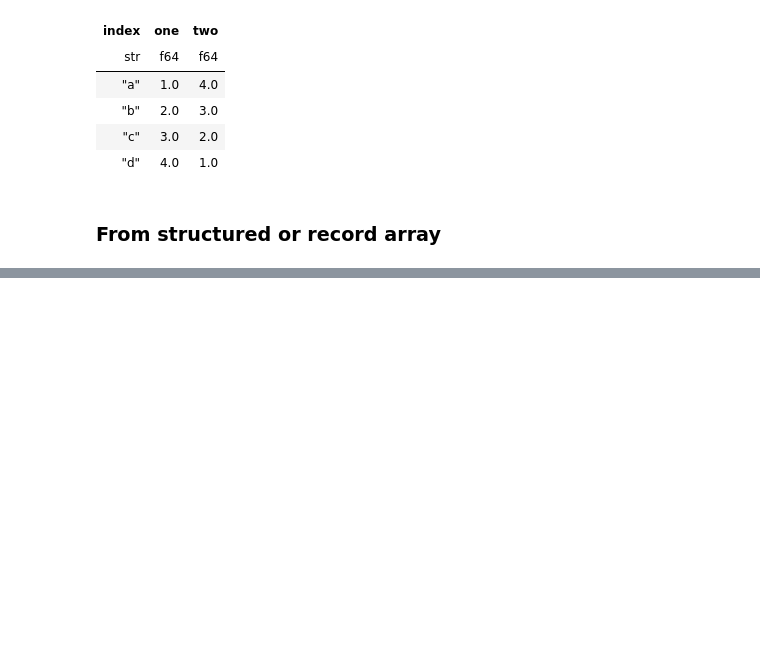
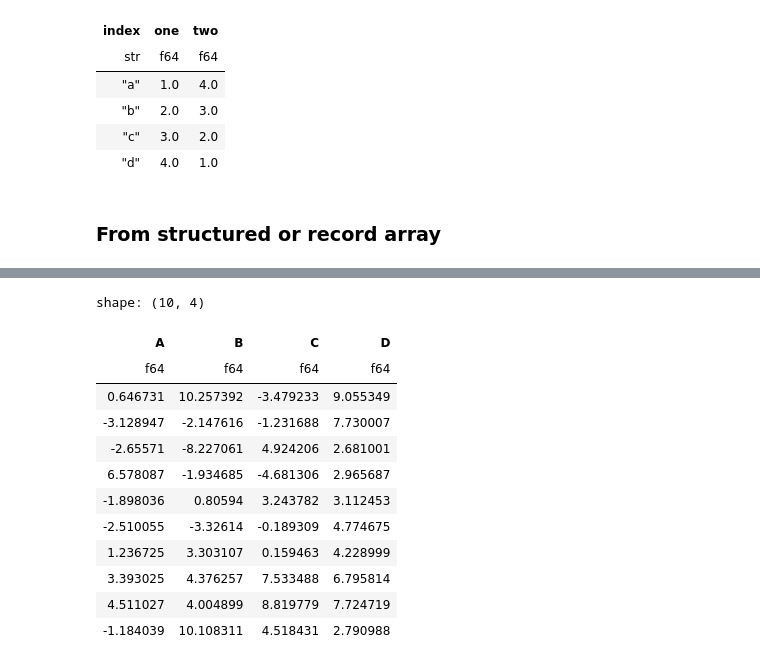
Before and after one commit to ruoyu0088/polars_guide, a Jupyter notebook: polars_guide/515_polars_pandas_data.ipynb, the cells around one changed output, grey strips where cells are left out. Cells and saved outputs as stored; diff of their text form; code cells hidden in the pictures; blank space fills up the shorter version.

```diff
--- a/polars_guide/515_polars_pandas_data.ipynb
+++ b/polars_guide/515_polars_pandas_data.ipynb
@@ -294,0 +647,17 @@ shape: (4, 3)
+# %%
+df * 5 + 2
+df.select(pl.all() * 5 + 2) # or this
+# %% [output]
+shape: (10, 4)
+| A | B | C | D |
+| f64 | f64 | f64 | f64 |
+| 0.646731 | 10.257392 | -3.479233 | 9.055349 |
+| -3.128947 | -2.147616 | -1.231688 | 7.730007 |
+| -2.65571 | -8.227061 | 4.924206 | 2.681001 |
+| 6.578087 | -1.934685 | -4.681306 | 2.965687 |
+| -1.898036 | 0.80594 | 3.243782 | 3.112453 |
+| -2.510055 | -3.32614 | -0.189309 | 4.774675 |
+| 1.236725 | 3.303107 | 0.159463 | 4.228999 |
+| 3.393025 | 4.376257 | 7.533488 | 6.795814 |
+| 4.511027 | 4.004899 | 8.819779 | 7.724719 |
+| -1.184039 | 10.108311 | 4.518431 | 2.790988 |
```
Also changed, not shown: parts of 82 cells of this notebook, 3 other files.
